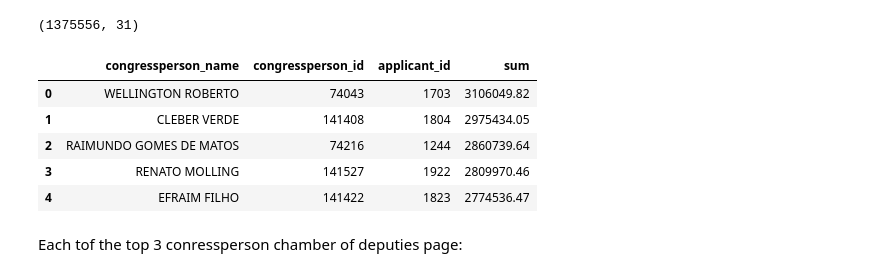
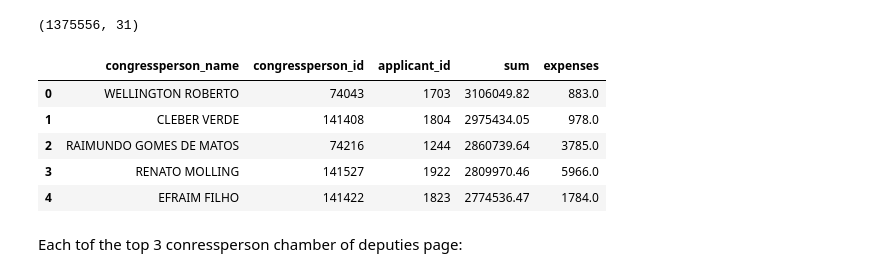
Before and after one commit to okfn-brasil/serenata-de-amor, a Jupyter notebook: develop/2017-07-11-conexao-reporter-exploratory-analysis.ipynb, the cells around one changed output. Saved outputs shown, nothing was run; the diff lists cells and outputs as text; code cells hidden in the pictures.

```diff
--- a/develop/2017-07-11-conexao-reporter-exploratory-analysis.ipynb
+++ b/develop/2017-07-11-conexao-reporter-exploratory-analysis.ipynb
@@ -76,19 +82,20 @@ filtered_reimbursements.shape
 (1375556, 31)
 # %%
 keys = ['congressperson_name', 'congressperson_id', 'applicant_id']
-grouped_by_representative = filtered_reimbursements.groupby(keys)['total_net_value'].agg(np.sum) \
+grouped_by_representative = filtered_reimbursements.groupby(keys)['total_net_value'].agg([np.sum,len]) \
                                     .reset_index() \
-                                    .rename(columns={'total_net_value': 'sum'})
+                                    .rename(columns={'total_net_value': 'sum',
+                                                     'len': 'expenses'})
 # %%
-grouped_by_representative = grouped_by_representative.sort_values('sum', ascending=False).head().reset_index(drop=True)
-grouped_by_representative
+grouped_by_representative_top_5 = grouped_by_representative.sort_values('sum', ascending=False).head().reset_index(drop=True)
+grouped_by_representative_top_5
 # %% [output]
-|  | congressperson_name | congressperson_id | applicant_id | sum |
-| 0 | WELLINGTON ROBERTO | 74043 | 1703 | 3106049.82 |
-| 1 | CLEBER VERDE | 141408 | 1804 | 2975434.05 |
-| 2 | RAIMUNDO GOMES DE MATOS | 74216 | 1244 | 2860739.64 |
-| 3 | RENATO MOLLING | 141527 | 1922 | 2809970.46 |
-| 4 | EFRAIM FILHO | 141422 | 1823 | 2774536.47 |
+|  | congressperson_name | congressperson_id | applicant_id | sum | expenses |
+| 0 | WELLINGTON ROBERTO | 74043 | 1703 | 3106049.82 | 883.0 |
+| 1 | CLEBER VERDE | 141408 | 1804 | 2975434.05 | 978.0 |
+| 2 | RAIMUNDO GOMES DE MATOS | 74216 | 1244 | 2860739.64 | 3785.0 |
+| 3 | RENATO MOLLING | 141527 | 1922 | 2809970.46 | 5966.0 |
+| 4 | EFRAIM FILHO | 141422 | 1823 | 2774536.47 | 1784.0 |
 # %% [markdown]
 Each tof the top 3 conressperson chamber of deputies page:
 # %%
```
Also changed, not shown: parts of 14 cells of this notebook, 2 other files.
